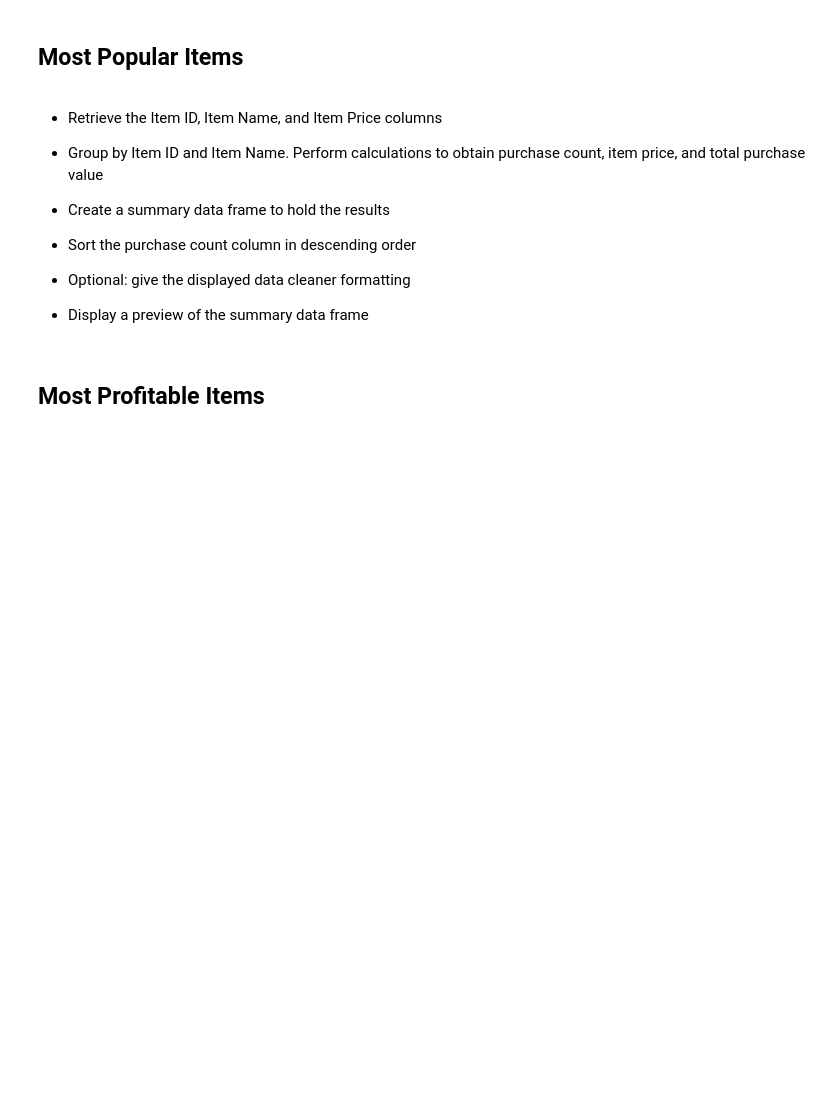
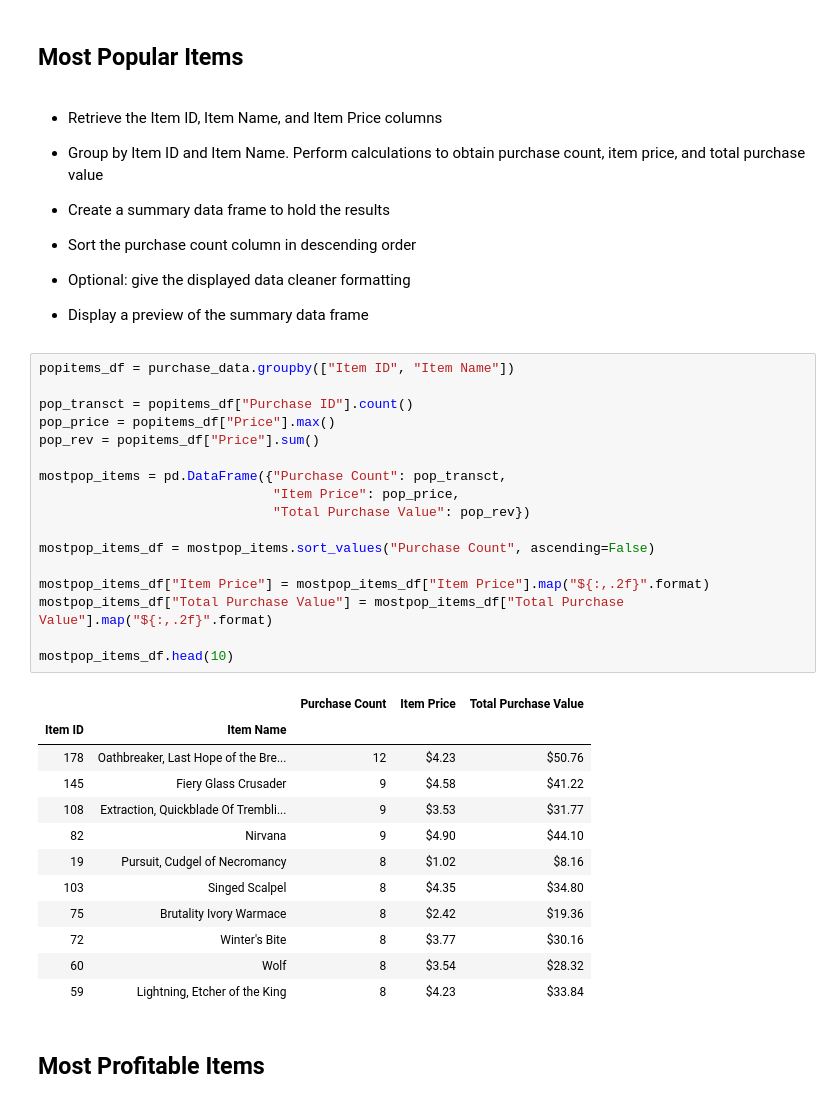
Before and after one commit to jcketterer/Pandas-Challenge, a Jupyter notebook: HeroesOfPymoli/HeroesOfPymoli_starter.ipynb, the cells around one changed output. Cells and saved outputs as stored; diff of their text form; blank space fills up the shorter version.

```diff
--- a/HeroesOfPymoli/HeroesOfPymoli_starter.ipynb
+++ b/HeroesOfPymoli/HeroesOfPymoli_starter.ipynb
@@ -317,6 +317,36 @@ top_spenders_df.head(10)
 
 
 * Display a preview of the summary data frame
+# %%
+popitems_df = purchase_data.groupby(["Item ID", "Item Name"])
+
+pop_transct = popitems_df["Purchase ID"].count()
+pop_price = popitems_df["Price"].max()
+pop_rev = popitems_df["Price"].sum()
+
+mostpop_items = pd.DataFrame({"Purchase Count": pop_transct,
+                              "Item Price": pop_price,
+                              "Total Purchase Value": pop_rev})
+
+mostpop_items_df = mostpop_items.sort_values("Purchase Count", ascending=False)
+
+mostpop_items_df["Item Price"] = mostpop_items_df["Item Price"].map("${:,.2f}".format)
+mostpop_items_df["Total Purchase Value"] = mostpop_items_df["Total Purchase Value"].map("${:,.2f}".format)
+
+mostpop_items_df.head(10)
+# %% [output]
+|  |  | Purchase Count | Item Price | Total Purchase Value |
+| Item ID | Item Name |  |  |  |
+| 178 | Oathbreaker, Last Hope of the Bre... | 12 | $4.23 | $50.76 |
+| 145 | Fiery Glass Crusader | 9 | $4.58 | $41.22 |
+| 108 | Extraction, Quickblade Of Trembli... | 9 | $3.53 | $31.77 |
+| 82 | Nirvana | 9 | $4.90 | $44.10 |
+| 19 | Pursuit, Cudgel of Necromancy | 8 | $1.02 | $8.16 |
+| 103 | Singed Scalpel | 8 | $4.35 | $34.80 |
+| 75 | Brutality Ivory Warmace | 8 | $2.42 | $19.36 |
+| 72 | Winter's Bite | 8 | $3.77 | $30.16 |
+| 60 | Wolf | 8 | $3.54 | $28.32 |
+| 59 | Lightning, Etcher of the King | 8 | $4.23 | $33.84 |
 # %% [markdown]
 ## Most Profitable Items
 # %% [markdown]
```
